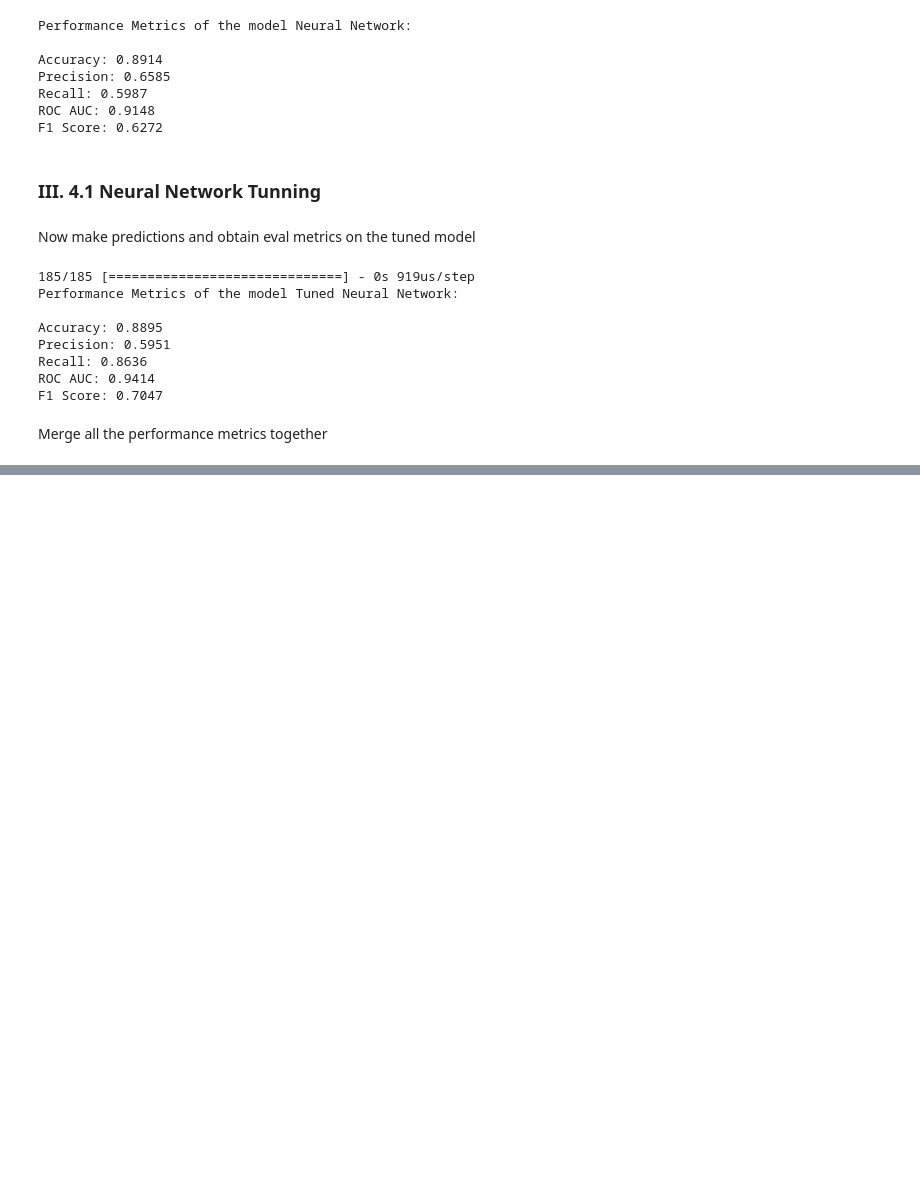
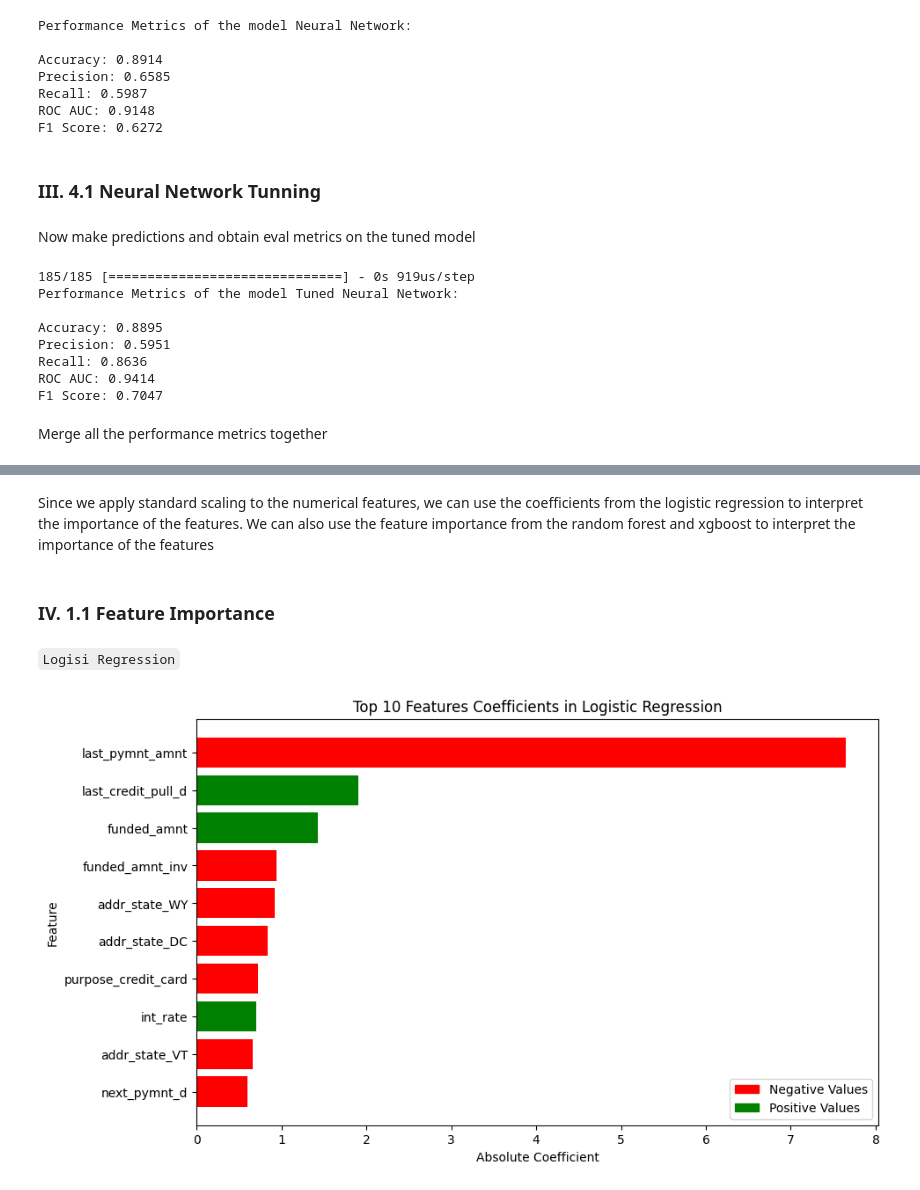
Before and after one commit to namtran6701/Default-Prediction, a Jupyter notebook: NamTran_notebook.ipynb, the cells around one changed output, grey strips where cells are left out. Drawn from its saved outputs; the diff is of its cells as text; code cells hidden in the pictures; blank space fills up the shorter version.

```diff
--- a/NamTran_notebook.ipynb
+++ b/NamTran_notebook.ipynb
@@ -684,0 +751,10 @@ metrics_tbl
+# %% [markdown]
+Since we apply standard scaling to the numerical features, we can use the coefficients from the logistic regression to interpret the importance of the features. We can also use the feature importance from the random forest and xgboost to interpret the importance of the features
+# %% [markdown]
+### IV. 1.1 Feature Importance
+# %% [markdown]
+`Logisi Regression`
+# %%
+ynk.plot_lr_fi(lr_pipeline)
+# %% [output]
+[figure, added]
```
Also changed, not shown: parts of 19 cells of this notebook, 2 other files.
